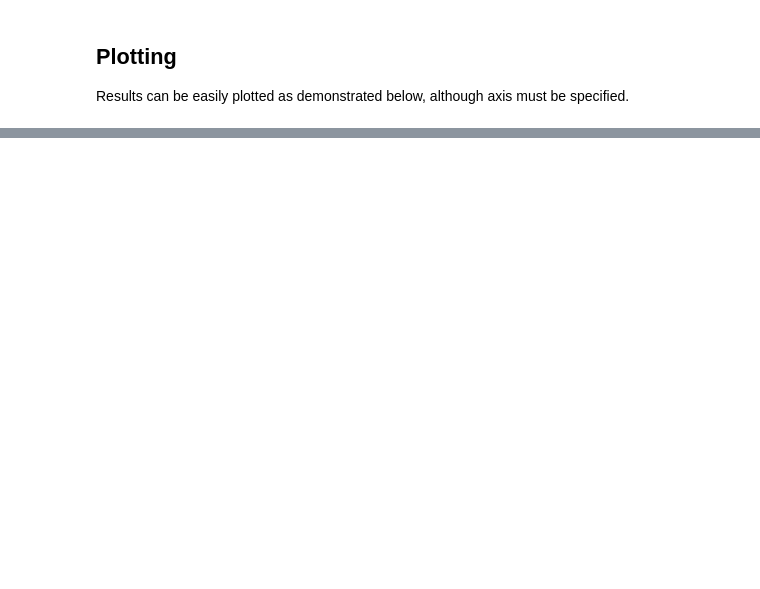
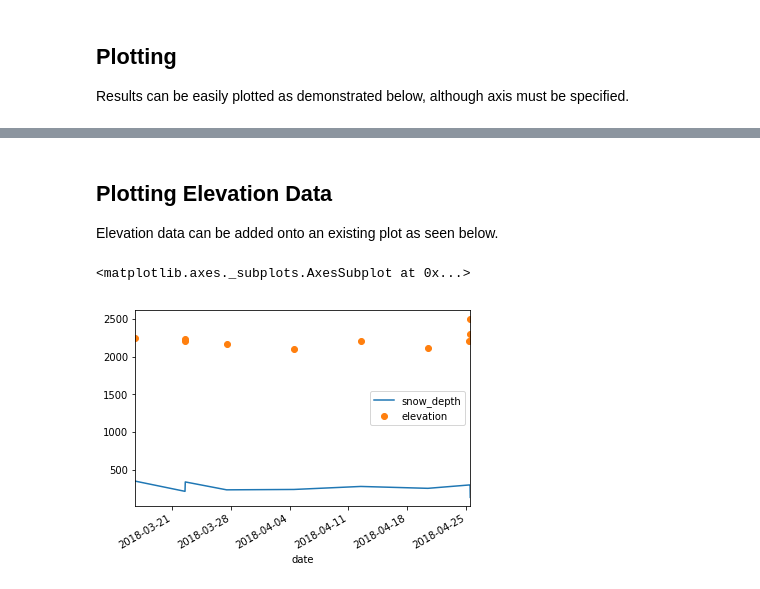
Before and after one commit to communitysnowobs/validation, a Jupyter notebook: MountainHub/MountainHub API Wrapper.ipynb, the cells around one changed output, grey strips where cells are left out. Cells and saved outputs as stored; diff of their text form; code cells hidden in the pictures; blank space fills up the shorter version.

```diff
--- a/MountainHub/MountainHub API Wrapper.ipynb
+++ b/MountainHub/MountainHub API Wrapper.ipynb
@@ -62,0 +68,3 @@ df.plot(x='date', y='snow_depth')
+# %%
+obs = mh.merge_el_data(obs)
+display(obs)
@@ -62,0 +83,9 @@ df.plot(x='date', y='snow_depth')
+# %% [markdown]
+## Plotting Elevation Data
+Elevation data can be added onto an existing plot as seen below.
+# %%
+plt = obs.plot(x='date', y='snow_depth')
+obs.plot(x='date', y='elevation', style='o', ax=plt)
+# %% [output]
+<matplotlib.axes._subplots.AxesSubplot at 0x...>
+[figure, added]
```
Also changed, not shown: parts of 7 cells of this notebook, 6 other files.
